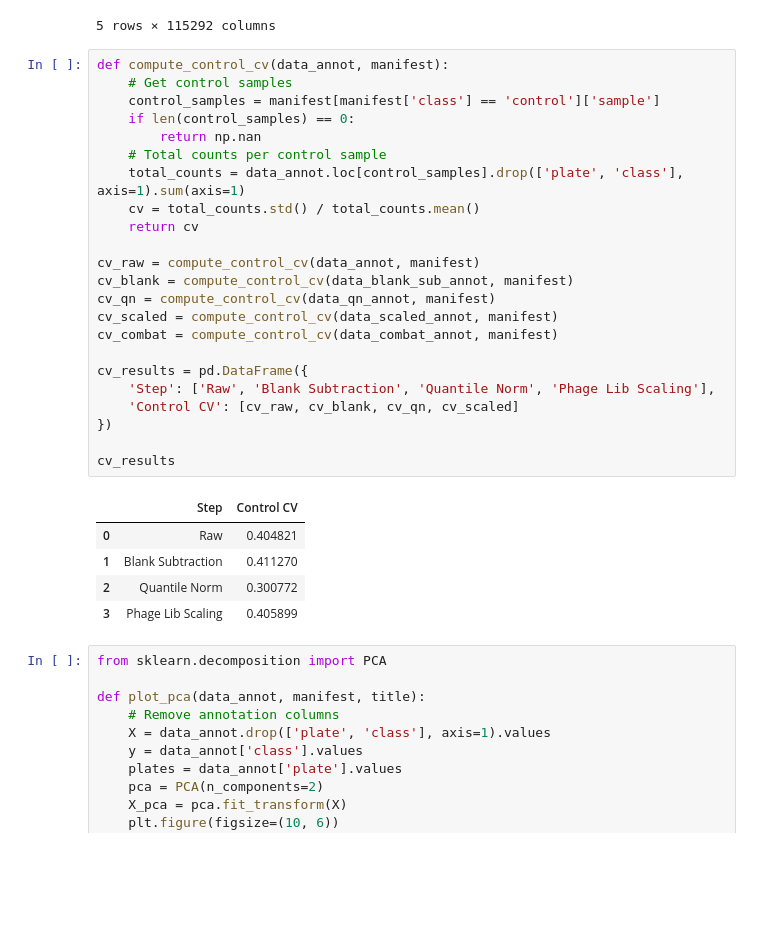
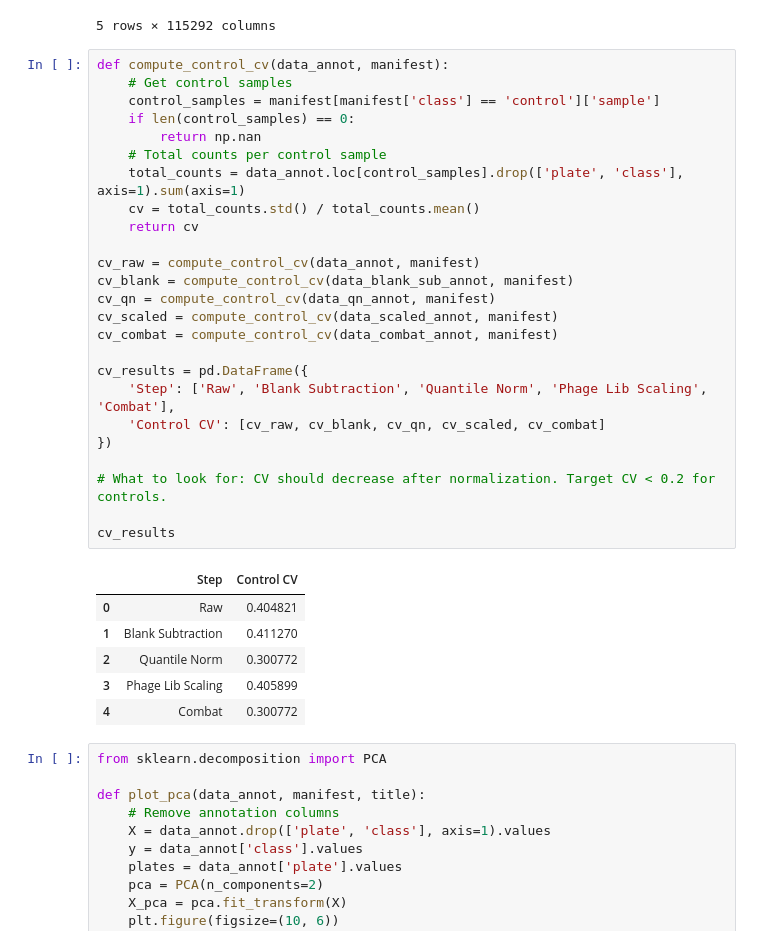
Before and after one commit to jakewendt/ai, a Jupyter notebook: openai_responses_phipseq_code_interpreter_data_analysis_4b.ipynb, the cells around one changed output. Cells and saved outputs as stored; diff of their text form; blank space fills up the shorter version.

```diff
--- a/openai_responses_phipseq_code_interpreter_data_analysis_4b.ipynb
+++ b/openai_responses_phipseq_code_interpreter_data_analysis_4b.ipynb
@@ -533,32 +533,35 @@ data_final.head()
 # %%
 def compute_control_cv(data_annot, manifest):
     # Get control samples
     control_samples = manifest[manifest['class'] == 'control']['sample']
     if len(control_samples) == 0:
         return np.nan
     # Total counts per control sample
     total_counts = data_annot.loc[control_samples].drop(['plate', 'class'], axis=1).sum(axis=1)
     cv = total_counts.std() / total_counts.mean()
     return cv
 
 cv_raw = compute_control_cv(data_annot, manifest)
 cv_blank = compute_control_cv(data_blank_sub_annot, manifest)
 cv_qn = compute_control_cv(data_qn_annot, manifest)
 cv_scaled = compute_control_cv(data_scaled_annot, manifest)
 cv_combat = compute_control_cv(data_combat_annot, manifest)
 
 cv_results = pd.DataFrame({
-    'Step': ['Raw', 'Blank Subtraction', 'Quantile Norm', 'Phage Lib Scaling'],
-    'Control CV': [cv_raw, cv_blank, cv_qn, cv_scaled]
+    'Step': ['Raw', 'Blank Subtraction', 'Quantile Norm', 'Phage Lib Scaling', 'Combat'],
+    'Control CV': [cv_raw, cv_blank, cv_qn, cv_scaled, cv_combat]
 })
 
+# What to look for: CV should decrease after normalization. Target CV < 0.2 for controls.
+
 cv_results
 # %% [output]
 |  | Step | Control CV |
 | 0 | Raw | 0.404821 |
 | 1 | Blank Subtraction | 0.411270 |
 | 2 | Quantile Norm | 0.300772 |
 | 3 | Phage Lib Scaling | 0.405899 |
+| 4 | Combat | 0.300772 |
 # %%
 from sklearn.decomposition import PCA
 
```
Also changed, not shown: parts of 6 cells of this notebook.
